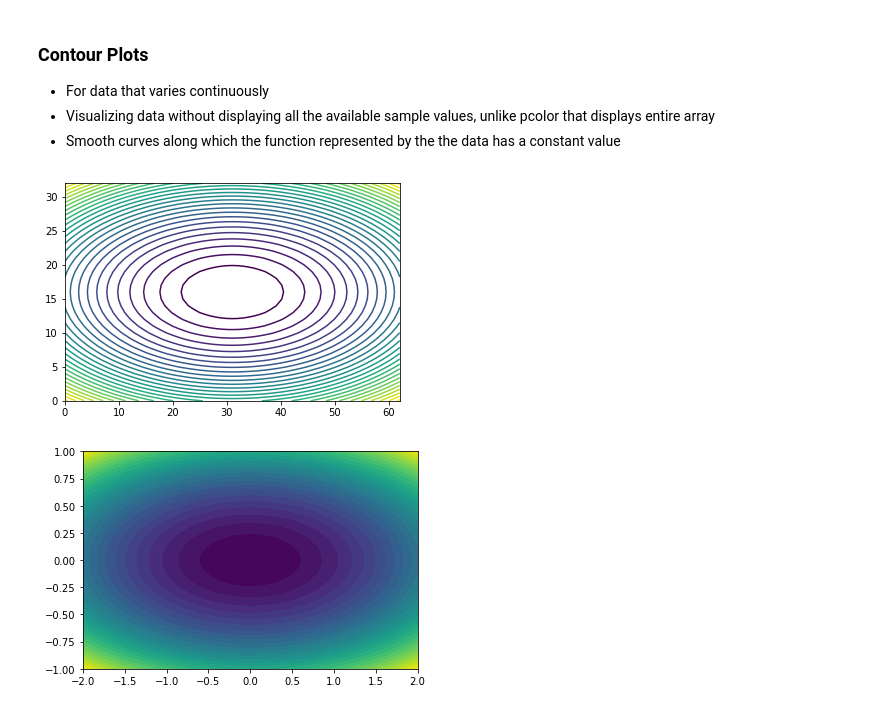
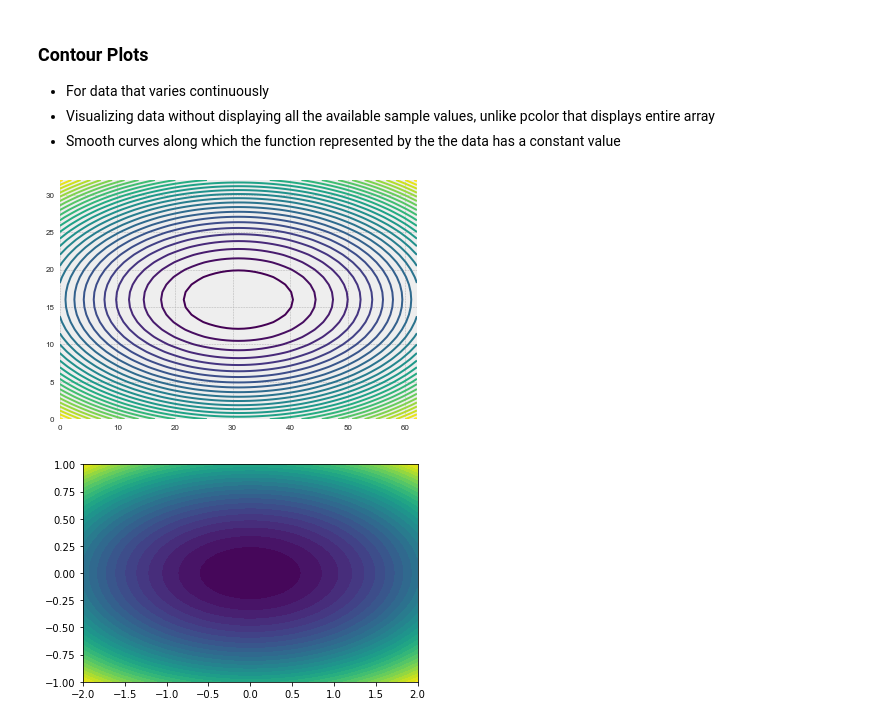
Before and after one commit to databaaz/av18, a Jupyter notebook: visualization.ipynb, the cells around one changed output. Drawn from its saved outputs; the diff is of its cells as text; code cells hidden in the pictures.

```diff
--- a/visualization.ipynb
+++ b/visualization.ipynb
@@ -258,0 +278,3 @@ Inferring distributions from data - fundamental problem in data analysis
+# %%
+plt.style.use('bmh')
+plt.hist(x,10, range=(10,50))
@@ -321,10 +350,10 @@ plt.show()
  - Visualizing data without displaying all the available sample values, unlike pcolor that displays entire array
  - Smooth curves along which the function represented by the the data has a constant value
 # %%
-plt.contour(Z,30)
+plt.contour(Z,30, cmap='viridis')
 plt.show()
 # %% [output]
-[figure, old version]
+[figure, new version]
 # %%
 #Filled Contour Plots
 plt.contourf(X,Y,Z,30)
```
Also changed, not shown: parts of 18 cells of this notebook, 3 other files.
